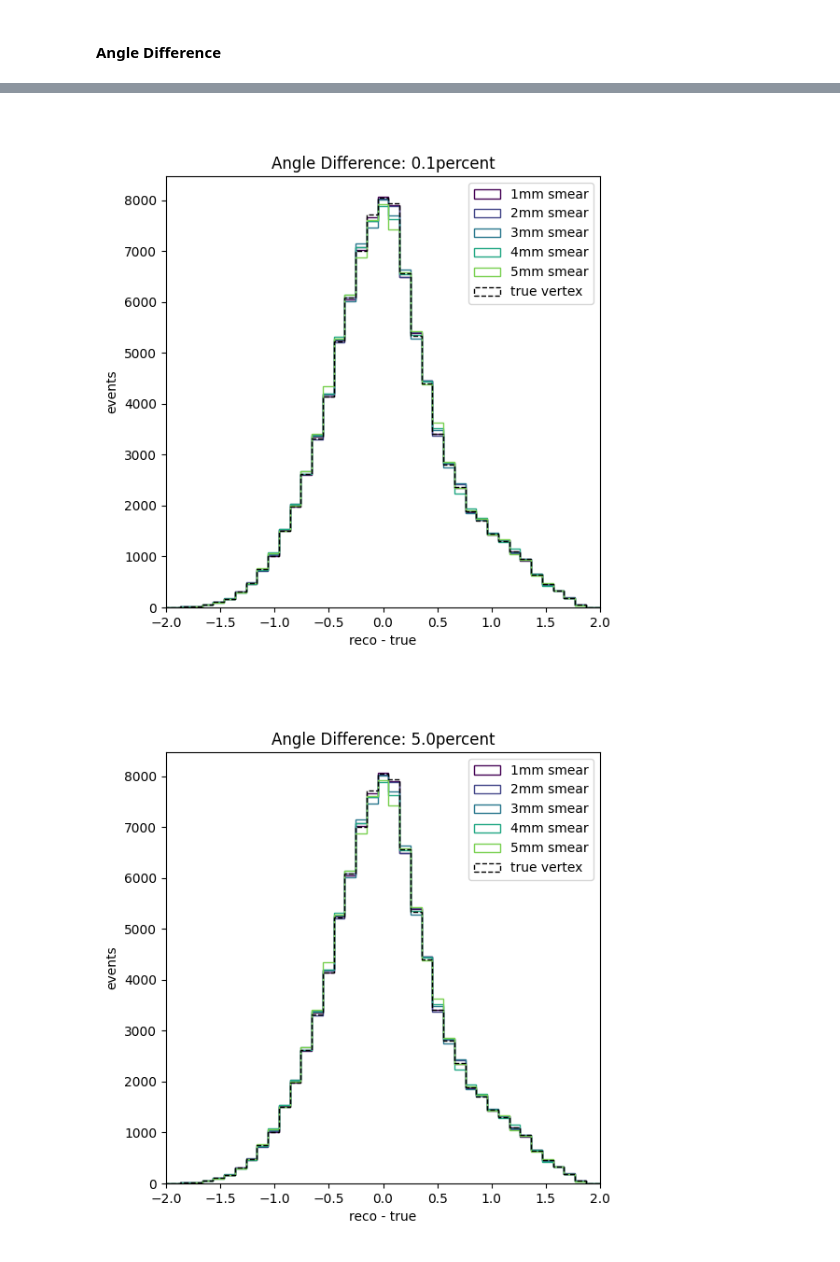
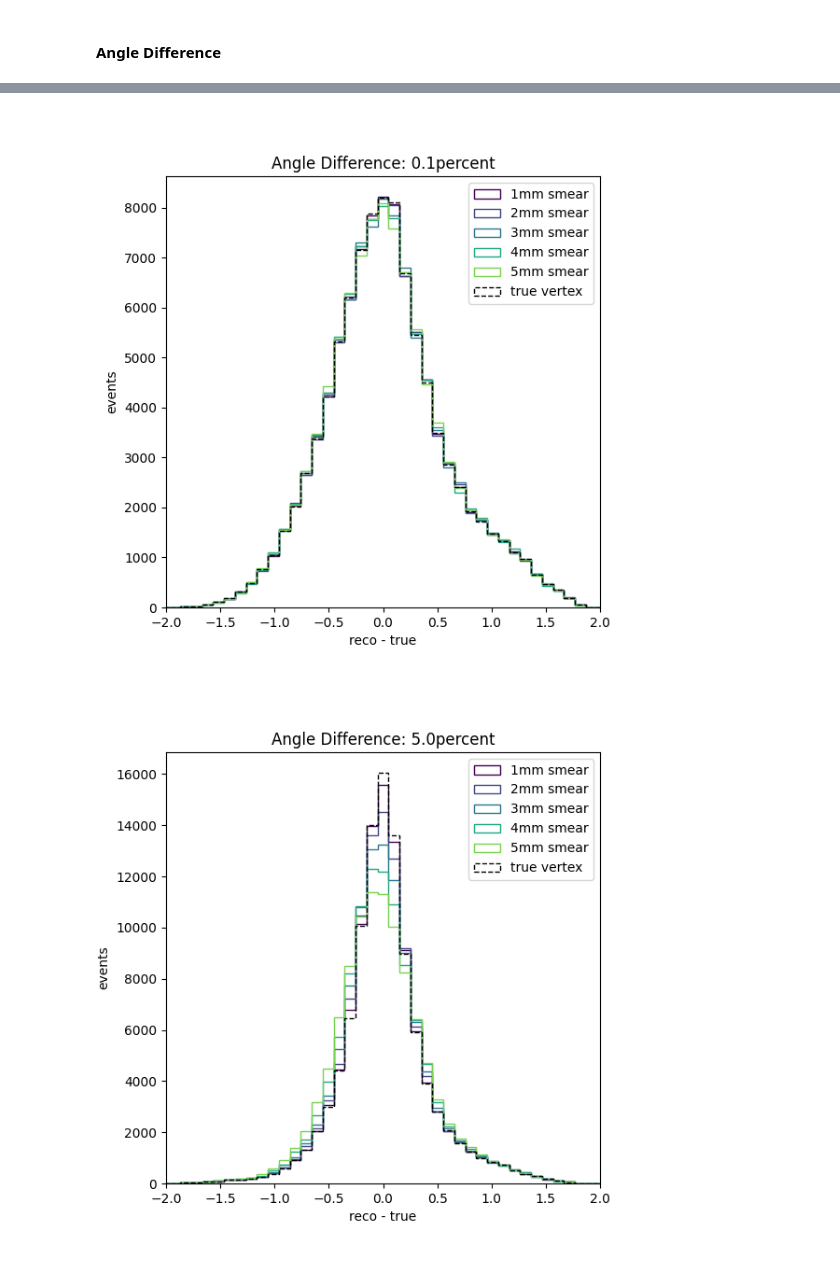
Before and after one commit to Rei-Jones/next-machine-learning, a Jupyter notebook: NEXT_nudobe/analysis/get_angle_data.ipynb, the cells around one changed output, grey strips where cells are left out. Saved outputs shown, nothing was run; the diff lists cells and outputs as text; code cells hidden in the pictures.

```diff
--- a/NEXT_nudobe/analysis/get_angle_data.ipynb
+++ b/NEXT_nudobe/analysis/get_angle_data.ipynb
@@ -540,7 +539,7 @@ Skipping directory: 0.1percent
 json_dir = "/home/rei/NEXT/vertex_ML/analysis/json_files"
 dfs = []
 for filename in os.listdir(json_dir):
-    if "nexus" in filename:
+    if "5.0percent" in filename:
         filepath = os.path.join(json_dir, filename)
 
         if not os.path.isfile(filepath):
@@ -638,8 +637,8 @@ plot_diff_smear(nodiff_full_df, [1,2,3,4,5], 100, "Angle Difference: nodiff")
 # %%
 plot_diff_smear(zero_one_full_df, [1,2,3,4,5], 100, "Angle Difference: 0.1percent")
 # %% [output]
-[figure, old version]
+[figure, new version]
 # %%
-plot_diff_smear(zero_one_full_df, [1,2,3,4,5], 100, "Angle Difference: 5.0percent")
+plot_diff_smear(five_full_df, [1,2,3,4,5], 100, "Angle Difference: 5.0percent")
 # %% [output]
-[figure, old version]
+[figure, new version]
```
Also changed, not shown: parts of 8 cells of this notebook.
